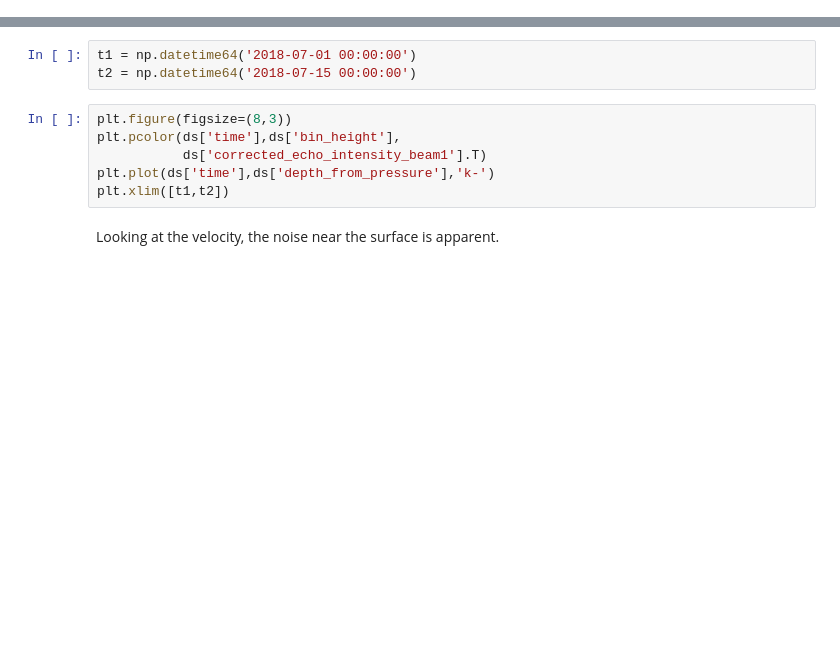
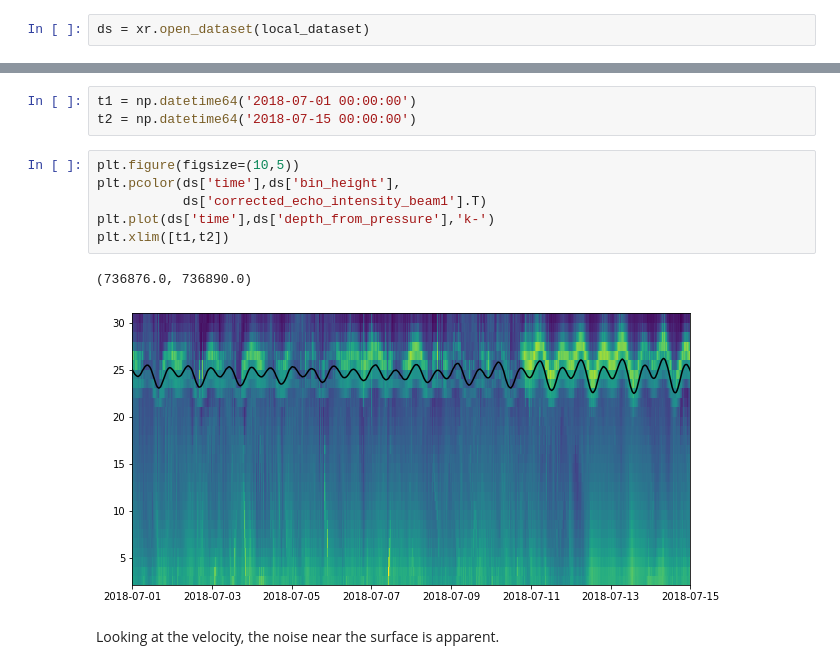
Before and after one commit to mlmldata2020/HW9, a Jupyter notebook: 1-in-class-ooi-adcp-analysis.ipynb, the cells around one changed output, grey strips where cells are left out. Saved outputs shown, nothing was run; the diff lists cells and outputs as text; blank space fills up the shorter version.

```diff
--- a/1-in-class-ooi-adcp-analysis.ipynb
+++ b/1-in-class-ooi-adcp-analysis.ipynb
@@ -40,3 +38,5 @@ The ADCP data for April-September 2018 is included in this repository. The data
+# %%
+ds = xr.open_dataset(local_dataset)
 # %% [markdown]
 Another option is to access the data set remotely, using the OOI THREDDS server. This alternative can be used with the following code:
 
@@ -93,11 +110,14 @@ To get a better look, select a date range for plotting a subset of the data.
 t1 = np.datetime64('2018-07-01 00:00:00')
 t2 = np.datetime64('2018-07-15 00:00:00')
 # %%
-plt.figure(figsize=(8,3))
+plt.figure(figsize=(10,5))
 plt.pcolor(ds['time'],ds['bin_height'],
            ds['corrected_echo_intensity_beam1'].T)
 plt.plot(ds['time'],ds['depth_from_pressure'],'k-')
 plt.xlim([t1,t2])
+# %% [output]
+(736876.0, 736890.0)
+[figure, added]
 # %% [markdown]
 Looking at the velocity, the noise near the surface is apparent.
 # %%
```
Also changed, not shown: parts of 10 cells of this notebook, 1 other file.
